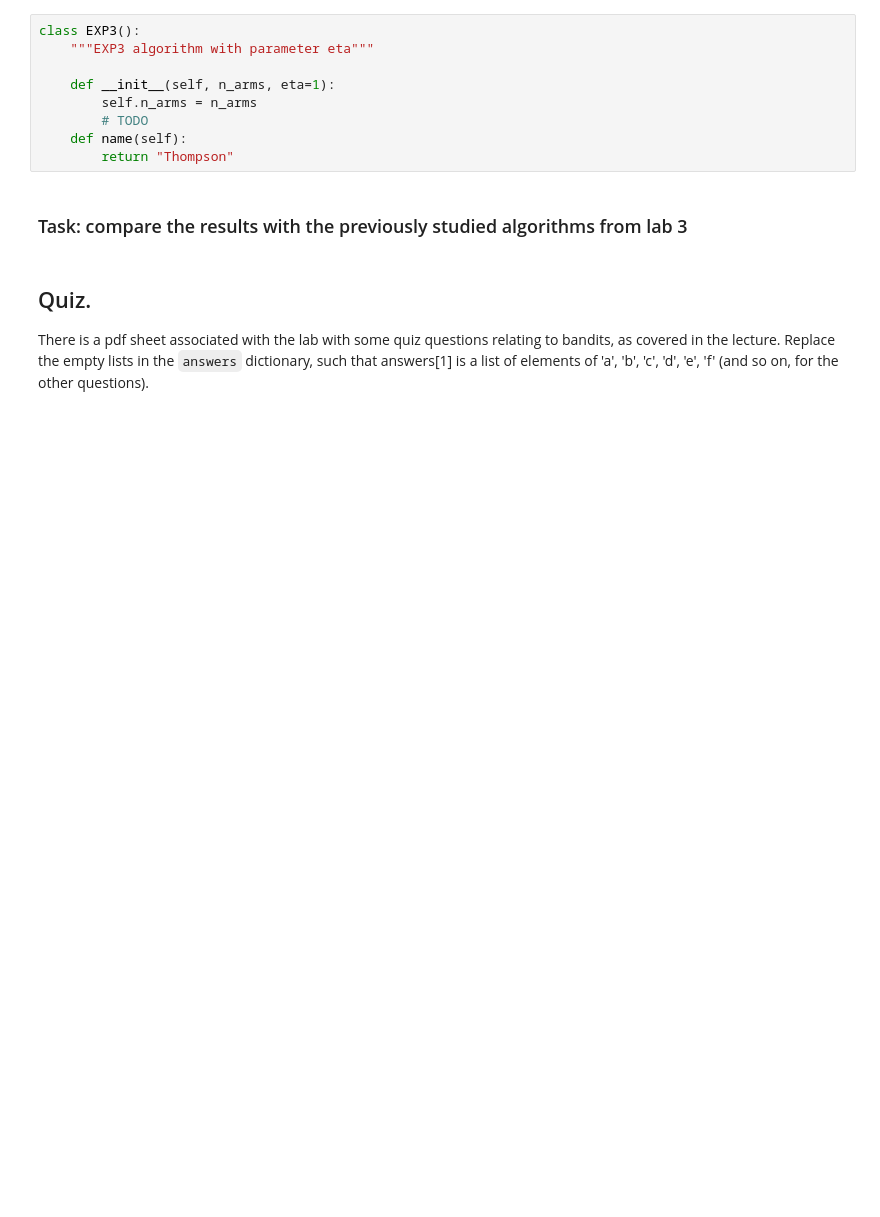
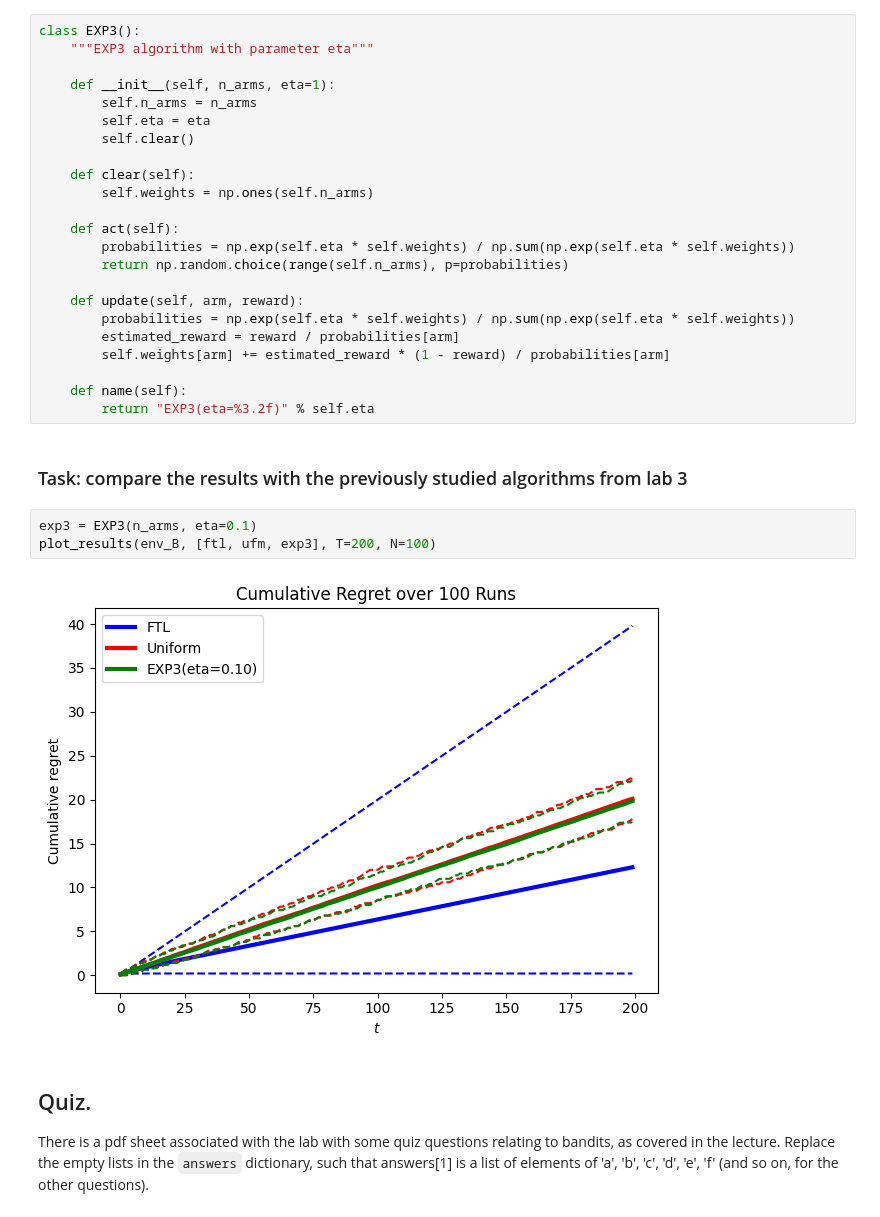
Before and after one commit to tr0fin0/classes_ensta, a Jupyter notebook: 3A/CSC_52081_EP/CSC_52081_EP_TP9/CSC_52081_EP_TP9.ipynb, the cells around one changed output. Cells and saved outputs as stored; diff of their text form; blank space fills up the shorter version.

```diff
--- a/3A/CSC_52081_EP/CSC_52081_EP_TP9/CSC_52081_EP_TP9.ipynb
+++ b/3A/CSC_52081_EP/CSC_52081_EP_TP9/CSC_52081_EP_TP9.ipynb
@@ -329,11 +408,30 @@ class EXP3():
 
     def __init__(self, n_arms, eta=1):
         self.n_arms = n_arms
-        # TODO
+        self.eta = eta
+        self.clear()
+
+    def clear(self):
+        self.weights = np.ones(self.n_arms)
+
+    def act(self):
+        probabilities = np.exp(self.eta * self.weights) / np.sum(np.exp(self.eta * self.weights))
+        return np.random.choice(range(self.n_arms), p=probabilities)
+
+    def update(self, arm, reward):
+        probabilities = np.exp(self.eta * self.weights) / np.sum(np.exp(self.eta * self.weights))
+        estimated_reward = reward / probabilities[arm]
+        self.weights[arm] += estimated_reward * (1 - reward) / probabilities[arm]
+
     def name(self):
-        return "Thompson"
+        return "EXP3(eta=%3.2f)" % self.eta
 # %% [markdown]
 ### Task: compare the results with the previously studied algorithms from lab 3
+# %%
+exp3 = EXP3(n_arms, eta=0.1)
+plot_results(env_B, [ftl, ufm, exp3], T=200, N=100)
+# %% [output]
+[figure, added]
 # %% [markdown]
 ## Quiz.
 
```
Also changed, not shown: parts of 8 cells of this notebook.
